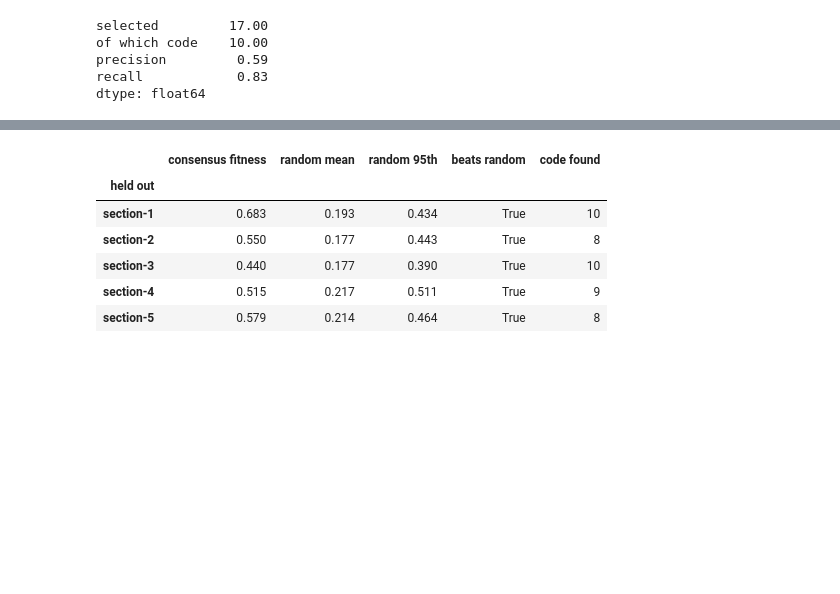
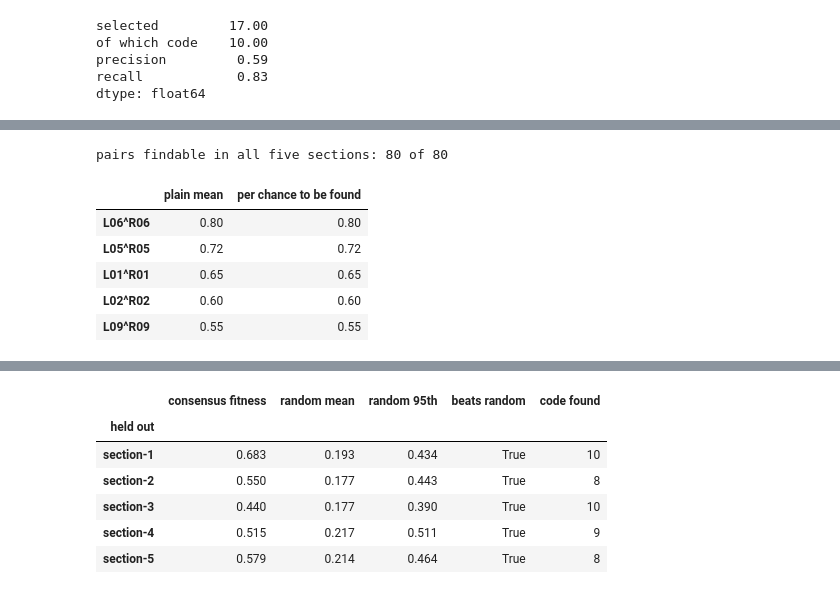
Before and after one commit to earmingol/cell2cell, a Jupyter notebook: docs/tutorials/Spatial-Code-Across-Samples.ipynb, the cells around one changed output, grey strips where cells are left out. Saved outputs shown, nothing was run; the diff lists cells and outputs as text; code cells hidden in the pictures; blank space fills up the shorter version.

```diff
--- a/docs/tutorials/Spatial-Code-Across-Samples.ipynb
+++ b/docs/tutorials/Spatial-Code-Across-Samples.ipynb
@@ -535,0 +565,20 @@ dtype: float64
+# %%
+absent = {'section-1': [], 'section-2': ['CT-1'], 'section-3': ['CT-1', 'CT-6'],
+          'section-4': ['CT-6'], 'section-5': []}
+
+for name in SECTIONS:
+    present = [t for t in sorted(all_cells['celltype'].unique()) if t not in absent[name]]
+    frame = cells[name]
+    frame = frame[frame['celltype'].isin(present)]
+    sub_fractions = c2c.preprocessing.rnaseq.aggregate_single_cells(
+        rnaseq_data=all_counts.loc[frame.index],
+        metadata=pd.DataFrame({'barcodes': frame.index,
+                               'cell_types': frame['celltype'].values}),
+        method='nn_cell_fraction')
+    sub_reference = c2c.spatial.celltype_distances(frame[COORDS], group_col='celltype',
+                                                  method='centroid')
+    objective = c2c.analysis.CorrelationObjective(
+        rnaseq_data=sub_fractions, reference_distances=sub_reference,
+        cutoff_setup=cutoff_setup, analysis_setup=analysis_setup, validate_fast=False)
+    print('{}: {} cell types, {:2d} cell-type pairs compared'.format(
+        name, len(objective.included_cells), objective.reference_vector.size))
@@ -535,0 +605,28 @@ dtype: float64
+# %%
+def selectable_in(fractions, cutoff=CUTOFF):
+    """Whether each pair could be picked up at all: both partners active somewhere."""
+    active = fractions >= cutoff
+    return np.array([bool(active.loc[a].any() and active.loc[b].any())
+                     for a, b in lr_pairs[['A', 'B']].values])
+
+
+chances = np.array([selectable_in(fractions[name]) for name in SECTIONS])
+print('pairs findable in all five sections: {} of {}'.format(
+    int((chances.sum(axis=0) == len(SECTIONS)).sum()), len(lr_pairs)))
+
+opportunity_weighted = np.where(
+    chances.sum(axis=0) > 0,
+    (frequency[SECTIONS].values.T * chances).sum(axis=0) / np.maximum(chances.sum(axis=0), 1),
+    0.0)
+pd.DataFrame({'plain mean': frequency['mean'].values,
+              'per chance to be found': opportunity_weighted},
+             index=keys).sort_values('per chance to be found',
+                                     ascending=False).head(5).round(2)
+# %% [output]
+pairs findable in all five sections: 80 of 80
+|  | plain mean | per chance to be found |
+| L06^R06 | 0.80 | 0.80 |
+| L05^R05 | 0.72 | 0.72 |
+| L01^R01 | 0.65 | 0.65 |
+| L02^R02 | 0.60 | 0.60 |
+| L09^R09 | 0.55 | 0.55 |
```
Also changed, not shown: parts of 13 cells of this notebook.
